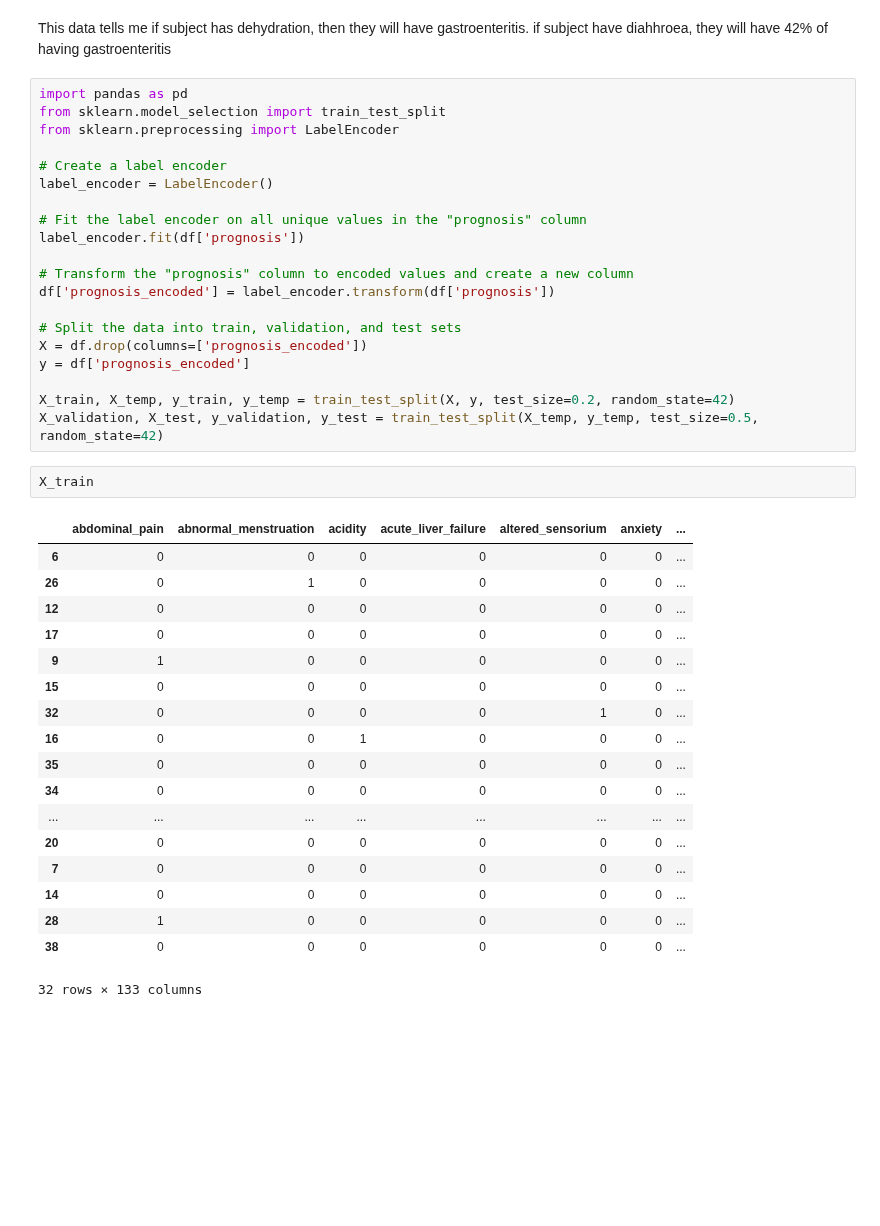
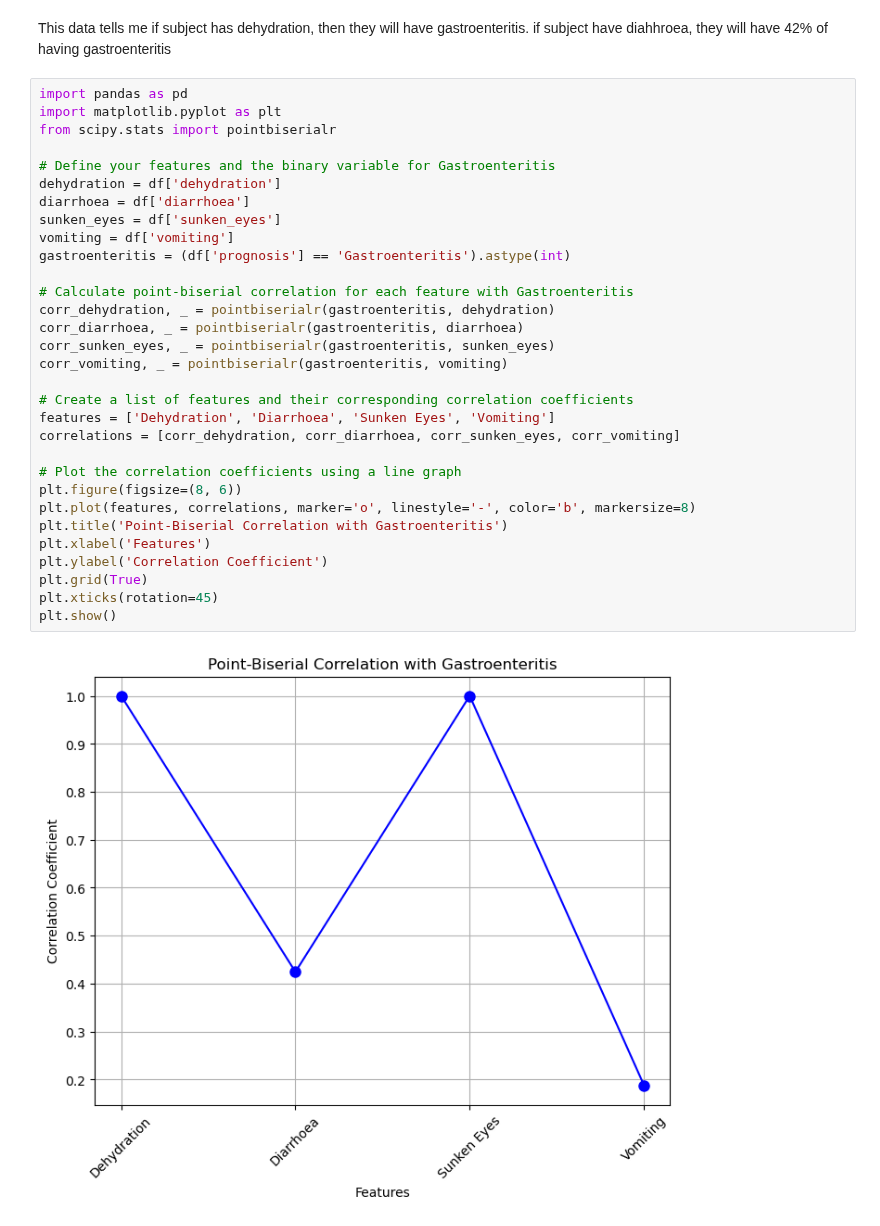
Before and after one commit to disease-outbreak/disease-outbreak, a Jupyter notebook: Adam/adam_scratch.ipynb, the cells around one changed output. Saved outputs shown, nothing was run; the diff lists cells and outputs as text; blank space fills up the shorter version.

```diff
--- a/Adam/adam_scratch.ipynb
+++ b/Adam/adam_scratch.ipynb
@@ -257,43 +227,35 @@ Point-Biserial Correlation for Vomiting: 0.19
 # %% [markdown]
 This data tells me if subject has dehydration, then they will have gastroenteritis. if subject have diahhroea, they will have 42% of having gastroenteritis
-# %%
-import pandas as pd
-from sklearn.model_selection import train_test_split
-from sklearn.preprocessing import LabelEncoder
-
-# Create a label encoder
-label_encoder = LabelEncoder()
-
-# Fit the label encoder on all unique values in the "prognosis" column
-label_encoder.fit(df['prognosis'])
-
-# Transform the "prognosis" column to encoded values and create a new column
-df['prognosis_encoded'] = label_encoder.transform(df['prognosis'])
-
-# Split the data into train, validation, and test sets
-X = df.drop(columns=['prognosis_encoded'])
-y = df['prognosis_encoded']
-
-X_train, X_temp, y_train, y_temp = train_test_split(X, y, test_size=0.2, random_state=42)
-X_validation, X_test, y_validation, y_test = train_test_split(X_temp, y_temp, test_size=0.5, random_state=42)
-# %%
-X_train
-# %% [output]
-|  | abdominal_pain | abnormal_menstruation | acidity | acute_liver_failure | altered_sensorium | anxiety | ... |
-| 6 | 0 | 0 | 0 | 0 | 0 | 0 | ... |
-| 26 | 0 | 1 | 0 | 0 | 0 | 0 | ... |
-| 12 | 0 | 0 | 0 | 0 | 0 | 0 | ... |
-| 17 | 0 | 0 | 0 | 0 | 0 | 0 | ... |
-| 9 | 1 | 0 | 0 | 0 | 0 | 0 | ... |
-| 15 | 0 | 0 | 0 | 0 | 0 | 0 | ... |
-| 32 | 0 | 0 | 0 | 0 | 1 | 0 | ... |
-| 16 | 0 | 0 | 1 | 0 | 0 | 0 | ... |
-| 35 | 0 | 0 | 0 | 0 | 0 | 0 | ... |
-| 34 | 0 | 0 | 0 | 0 | 0 | 0 | ... |
-| ... | ... | ... | ... | ... | ... | ... | ... |
-| 20 | 0 | 0 | 0 | 0 | 0 | 0 | ... |
-| 7 | 0 | 0 | 0 | 0 | 0 | 0 | ... |
-| 14 | 0 | 0 | 0 | 0 | 0 | 0 | ... |
-| 28 | 1 | 0 | 0 | 0 | 0 | 0 | ... |
-| 38 | 0 | 0 | 0 | 0 | 0 | 0 | ... |
-32 rows × 133 columns
+# %%
+import pandas as pd
+import matplotlib.pyplot as plt
+from scipy.stats import pointbiserialr
+
+# Define your features and the binary variable for Gastroenteritis
+dehydration = df['dehydration']
+diarrhoea = df['diarrhoea']
+sunken_eyes = df['sunken_eyes']
+vomiting = df['vomiting']
+gastroenteritis = (df['prognosis'] == 'Gastroenteritis').astype(int)
+
+# Calculate point-biserial correlation for each feature with Gastroenteritis
+corr_dehydration, _ = pointbiserialr(gastroenteritis, dehydration)
+corr_diarrhoea, _ = pointbiserialr(gastroenteritis, diarrhoea)
+corr_sunken_eyes, _ = pointbiserialr(gastroenteritis, sunken_eyes)
+corr_vomiting, _ = pointbiserialr(gastroenteritis, vomiting)
+
+# Create a list of features and their corresponding correlation coefficients
+features = ['Dehydration', 'Diarrhoea', 'Sunken Eyes', 'Vomiting']
+correlations = [corr_dehydration, corr_diarrhoea, corr_sunken_eyes, corr_vomiting]
+
+# Plot the correlation coefficients using a line graph
+plt.figure(figsize=(8, 6))
+plt.plot(features, correlations, marker='o', linestyle='-', color='b', markersize=8)
+plt.title('Point-Biserial Correlation with Gastroenteritis')
+plt.xlabel('Features')
+plt.ylabel('Correlation Coefficient')
+plt.grid(True)
+plt.xticks(rotation=45)
+plt.show()
+# %% [output]
+[figure, added]
```
Also changed, not shown: parts of 2 cells of this notebook.
